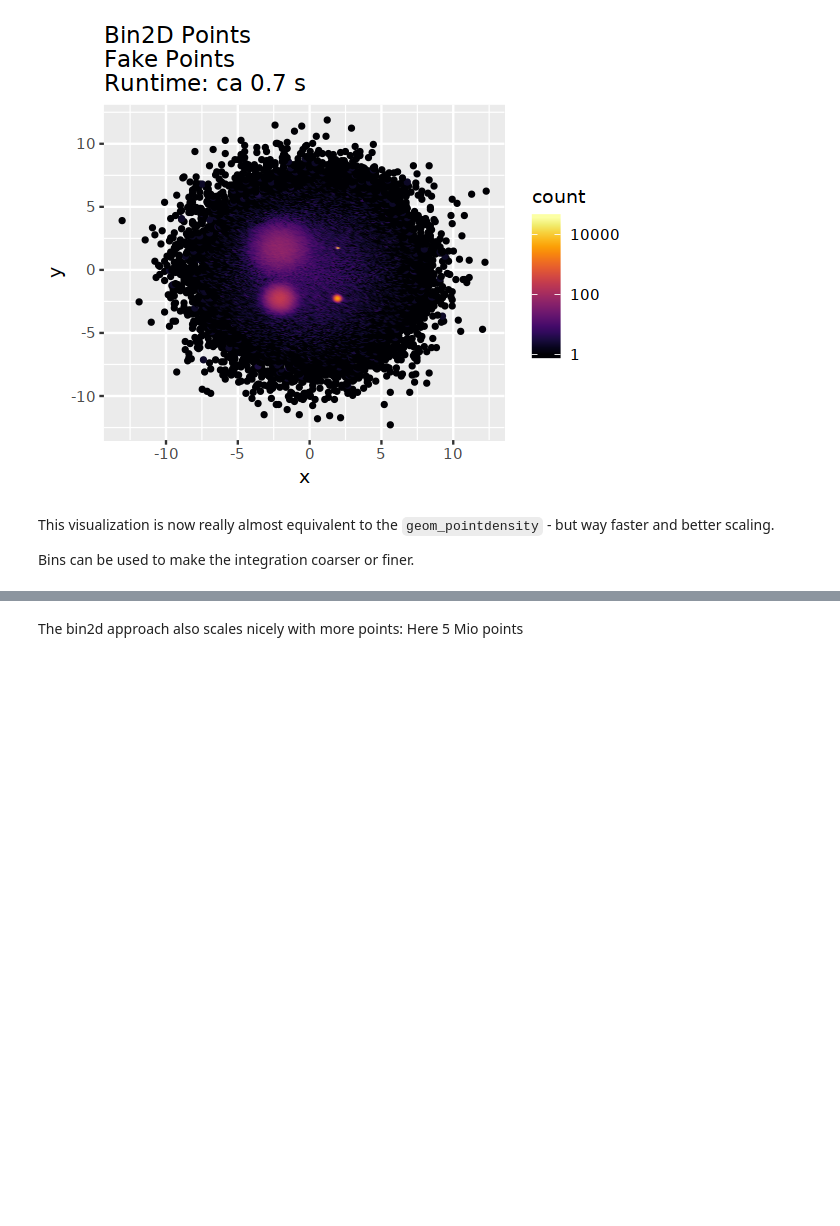
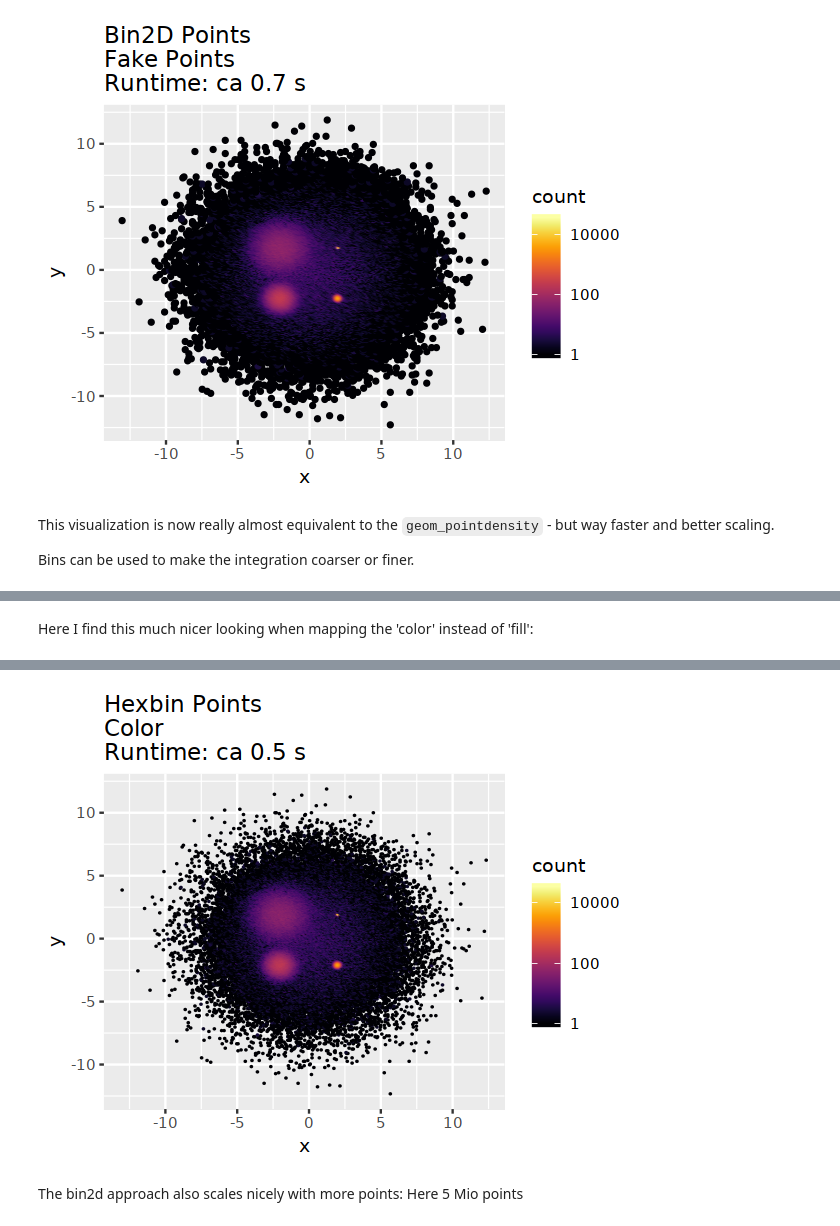
Before and after one commit to votti/vz-varia, a Jupyter notebook: heatscatter_example/heatscatter_example.ipynb, the cells around one changed output, grey strips where cells are left out. Cells and saved outputs as stored; diff of their text form; code cells hidden in the pictures; blank space fills up the shorter version.

```diff
--- a/heatscatter_example/heatscatter_example.ipynb
+++ b/heatscatter_example/heatscatter_example.ipynb
@@ -193,0 +207,10 @@ system.time({print(p)})
+# %% [markdown]
+Here I find this much nicer looking when mapping the 'color' instead of 'fill':
+# %%
+p <- ggplot(dists_shuffled, aes(x=x, y=y))+
+    geom_hex(aes(color=..count..),bins=300, fill=1)+
+    scale_color_viridis(trans = "log10", option='inferno')+
+    ggtitle('Hexbin Points\nColor\nRuntime: ca 0.5 s')
+
+system.time({print(p)})
+# %% [output]
@@ -194,3 +219,4 @@ system.time({print(p)})
+[figure, added]
 # %% [markdown]
 The bin2d approach also scales nicely with more points:
 Here 5 Mio points
```
Also changed, not shown: parts of 29 cells of this notebook, 1 other file.
